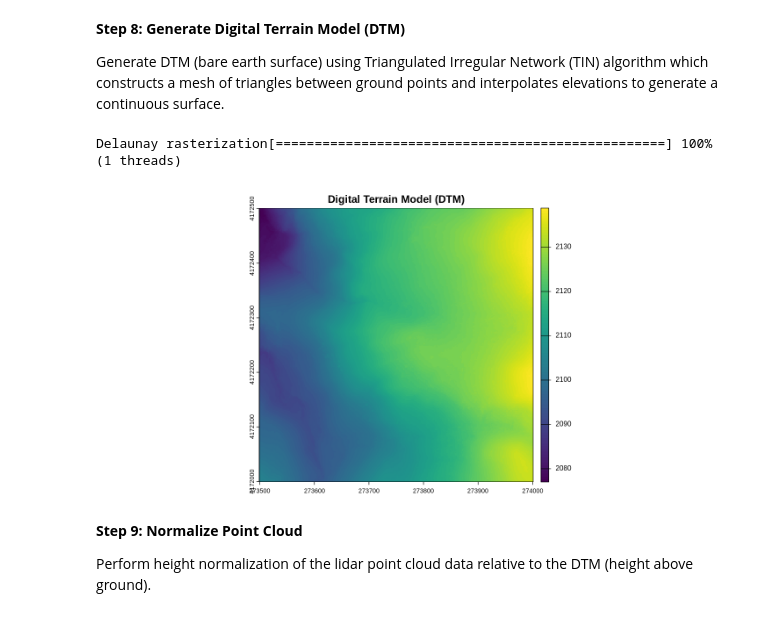
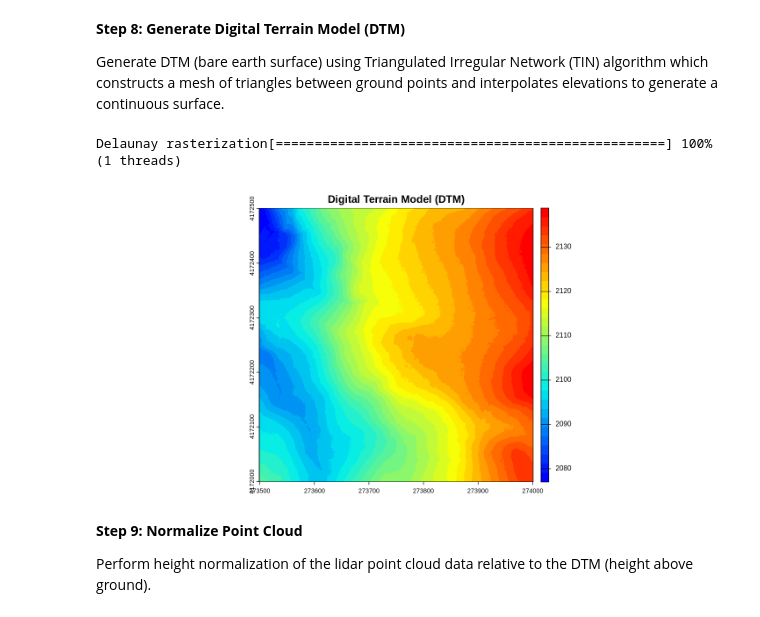
Before and after one commit to vnandigam/CHM_lidar_lidR, a Jupyter notebook: CHM_lidar_pc_lidR_v1.ipynb, the cells around one changed output. Drawn from its saved outputs; the diff is of its cells as text; code cells hidden in the pictures.

```diff
--- a/CHM_lidar_pc_lidR_v1.ipynb
+++ b/CHM_lidar_pc_lidR_v1.ipynb
@@ -181,7 +170,8 @@ density      : 24.81 pulses/m²
 Create and plot the DSM (top surface, including vegetation).
 # %%
 dsm <- rasterize_canopy(las, res = res, algorithm = p2r())
-col <- height.colors(25)  # Color palette
+col <- height.colors(30)  # Color palette
+#col <- colorRampPalette(c("#7B4F12", "#B27243", "#D6A45F", "#E6C96A", "#C8D974", "#82A84B", "#99C092"))(30) #optional custom color
 plot(dsm, col = col, main = "Digital Surface Model (DSM)")
 # %% [output]
 [figure]
@@ -209,11 +199,11 @@ density      : 24.81 pulses/m²
 Generate DTM (bare earth surface) using Triangulated Irregular Network (TIN) algorithm which constructs a mesh of triangles between ground points and interpolates elevations to generate a continuous surface.
 # %%
 dtm <- rasterize_terrain(las, res = res, algorithm = tin())
-plot(dtm, main = "Digital Terrain Model (DTM)")
-plot_dtm3d(dtm)  # 3D plot (require snapshot in Colab)
+plot(dtm, col = col, main = "Digital Terrain Model (DTM)")
+#plot_dtm3d(dtm)  # Optional 3D plot (requires snapshot in Colab)
 # %% [output]
 Delaunay rasterization[==================================================] 100% (1 threads)
-[figure, old version]
+[figure, new version]
 # %% [markdown]
 **Step 9: Normalize Point Cloud**
 
```
Also changed, not shown: parts of 6 cells of this notebook.
